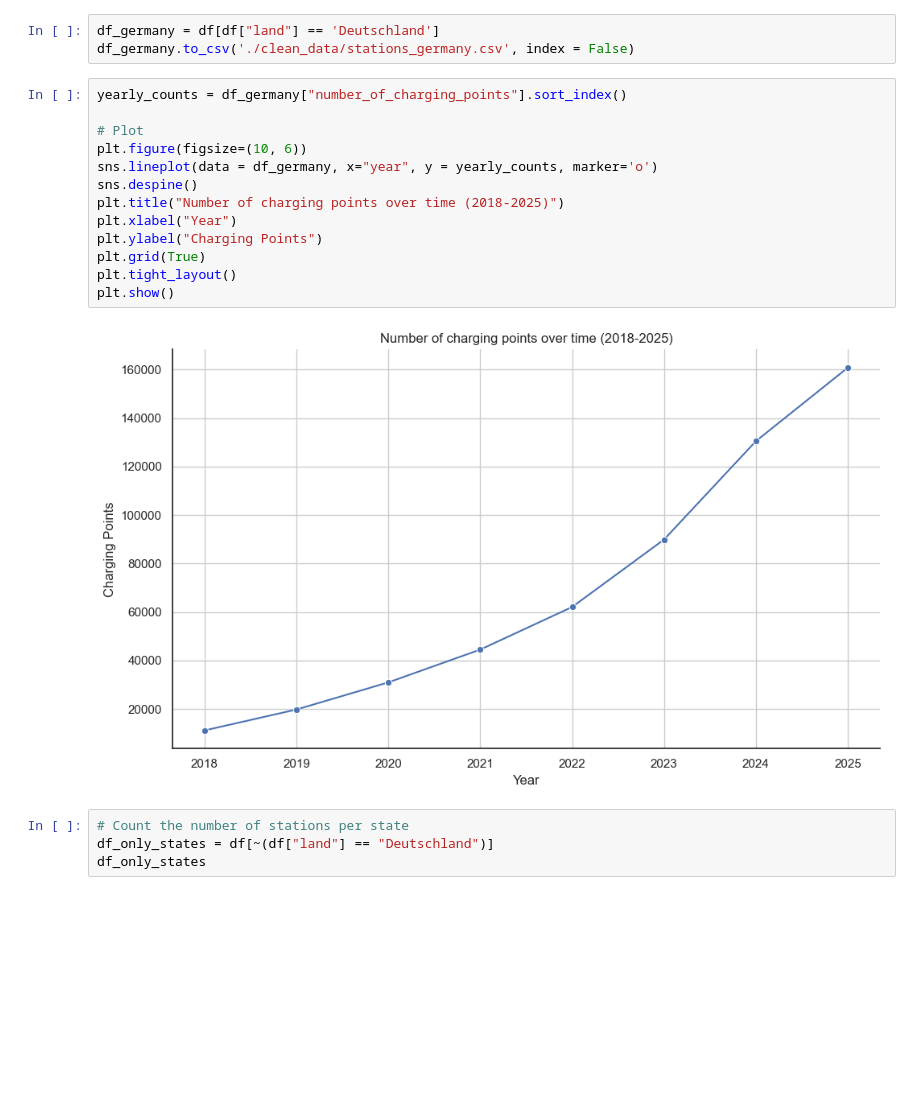
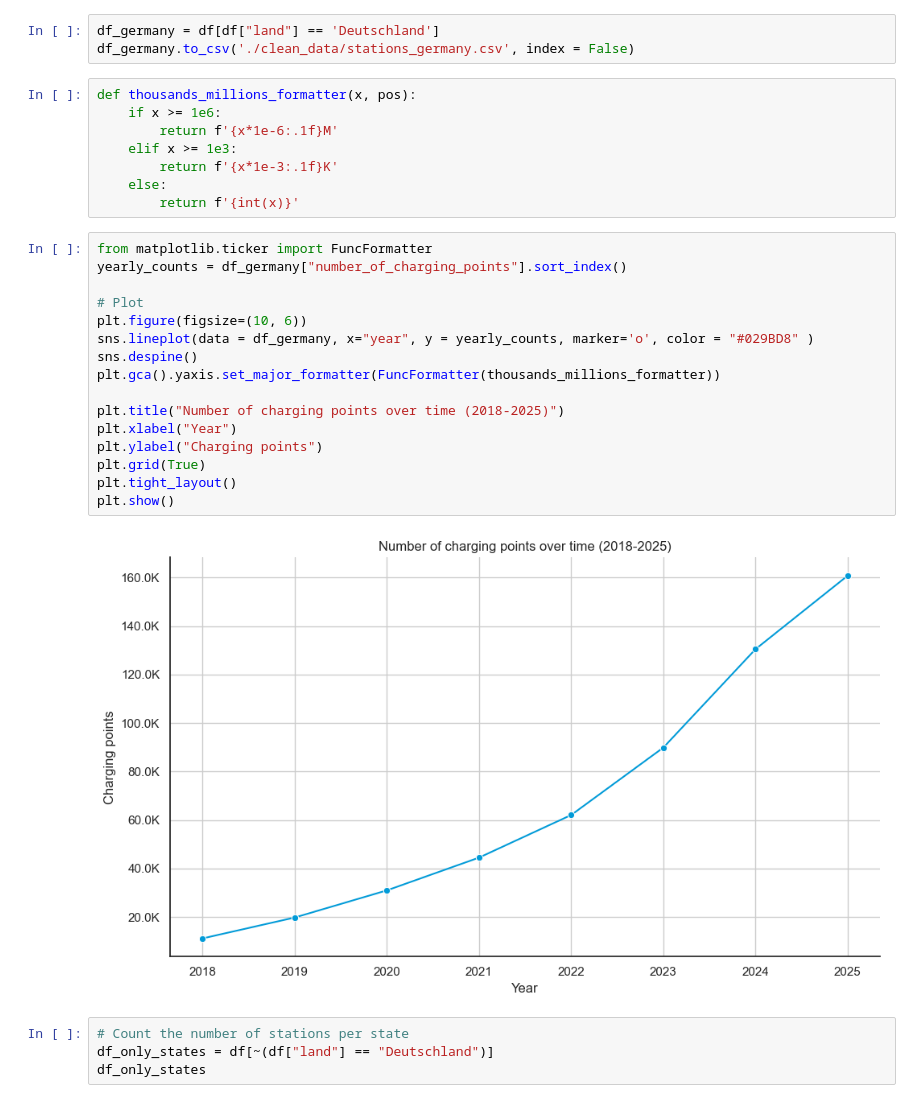
Before and after one commit to adelinerd/electric_cars, a Jupyter notebook: 1_E-Stations.ipynb, the cells around one changed output. Cells and saved outputs as stored; diff of their text form; blank space fills up the shorter version.

```diff
--- a/1_E-Stations.ipynb
+++ b/1_E-Stations.ipynb
@@ -109,21 +109,32 @@ Name: count, dtype: int64
 # %%
 df_germany = df[df["land"] == 'Deutschland']
 df_germany.to_csv('./clean_data/stations_germany.csv', index = False)
+# %%
+def thousands_millions_formatter(x, pos):
+    if x >= 1e6:
+        return f'{x*1e-6:.1f}M'
+    elif x >= 1e3:
+        return f'{x*1e-3:.1f}K'
+    else:
+        return f'{int(x)}'
 # %%
+from matplotlib.ticker import FuncFormatter
 yearly_counts = df_germany["number_of_charging_points"].sort_index()
 
 # Plot
 plt.figure(figsize=(10, 6))
-sns.lineplot(data = df_germany, x="year", y = yearly_counts, marker='o')
+sns.lineplot(data = df_germany, x="year", y = yearly_counts, marker='o', color = "#029BD8" )
 sns.despine()
+plt.gca().yaxis.set_major_formatter(FuncFormatter(thousands_millions_formatter))
+
 plt.title("Number of charging points over time (2018-2025)")
 plt.xlabel("Year")
-plt.ylabel("Charging Points")
+plt.ylabel("Charging points")
 plt.grid(True)
 plt.tight_layout()
 plt.show()
 # %% [output]
-[figure, old version]
+[figure, new version]
 # %%
 # Count the number of stations per state
 df_only_states = df[~(df["land"] == "Deutschland")]
```
Also changed, not shown: parts of 1 cell of this notebook, 9 other files.
